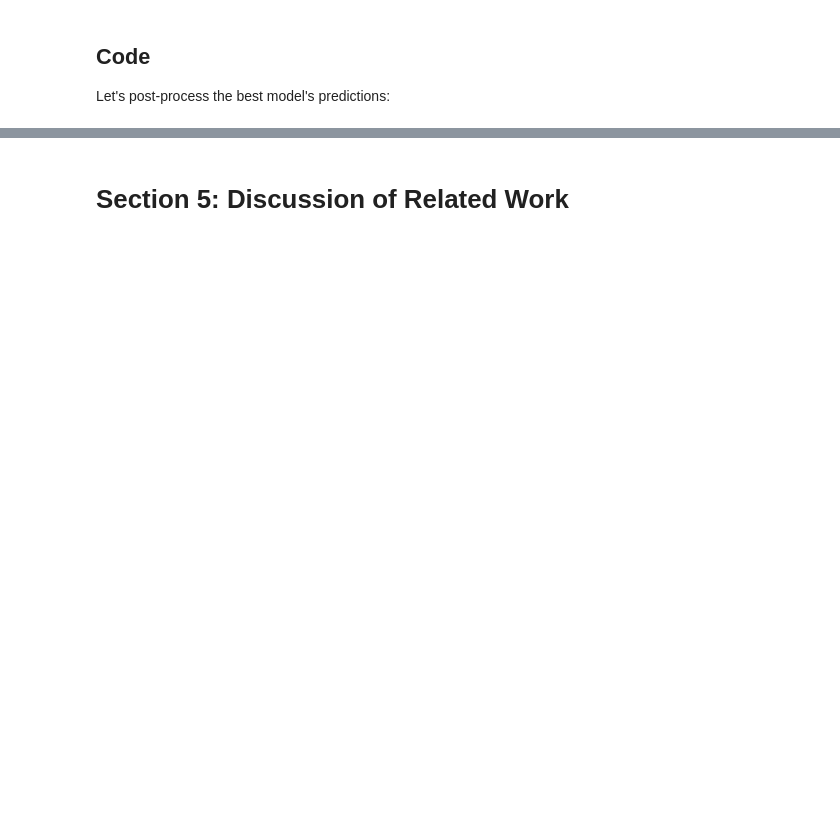
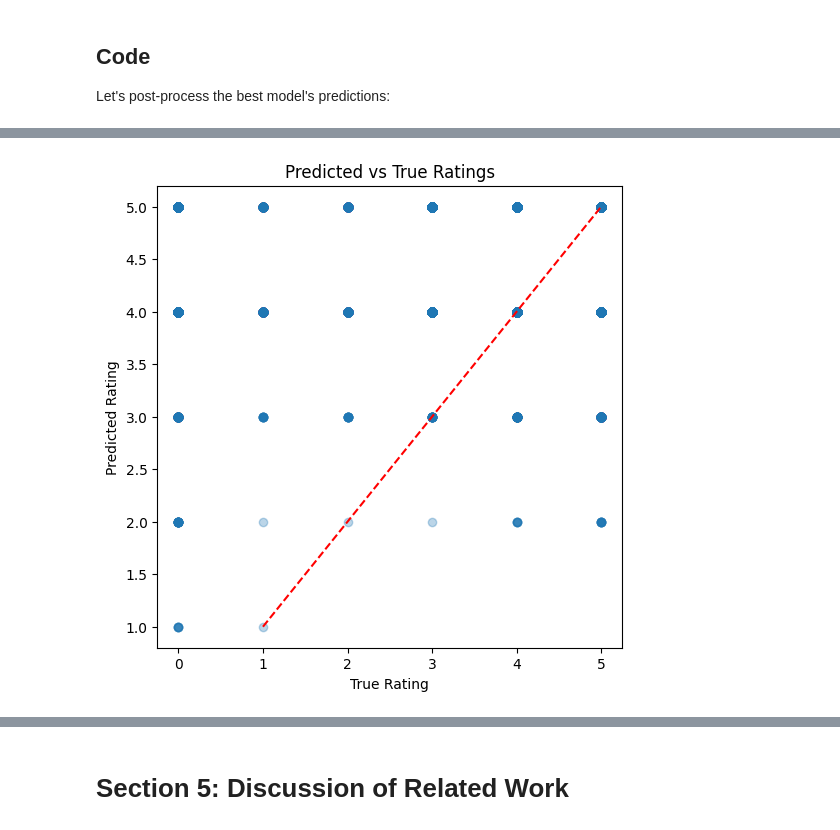
Before and after one commit to chriss-mo/recommendr, a Jupyter notebook: main2.ipynb, the cells around one changed output, grey strips where cells are left out. Saved outputs shown, nothing was run; the diff lists cells and outputs as text; code cells hidden in the pictures; blank space fills up the shorter version.

```diff
--- a/main2.ipynb
+++ b/main2.ipynb
@@ -1203,3 +1380,13 @@ plt.show()
+# %%
+plt.figure(figsize=(6, 6))
+plt.scatter(y_test, test_preds2, alpha=0.3)
+plt.plot([1, 5], [1, 5], 'r--')  # perfect prediction line
+plt.xlabel("True Rating")
+plt.ylabel("Predicted Rating")
+plt.title("Predicted vs True Ratings")
+plt.show()
+# %% [output]
+[figure, added]
 # %%
 residuals = test_preds - y_test
 
```
Also changed, not shown: parts of 20 cells of this notebook.
